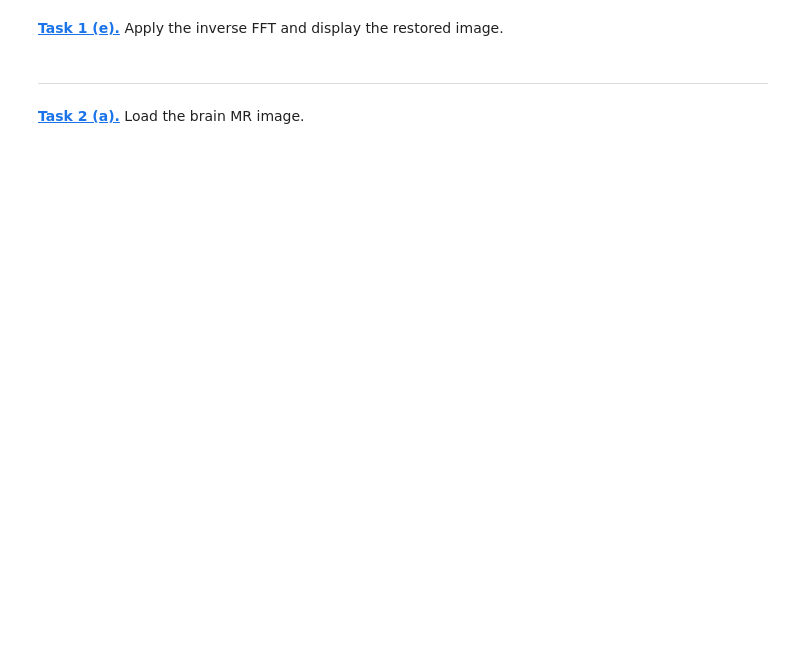
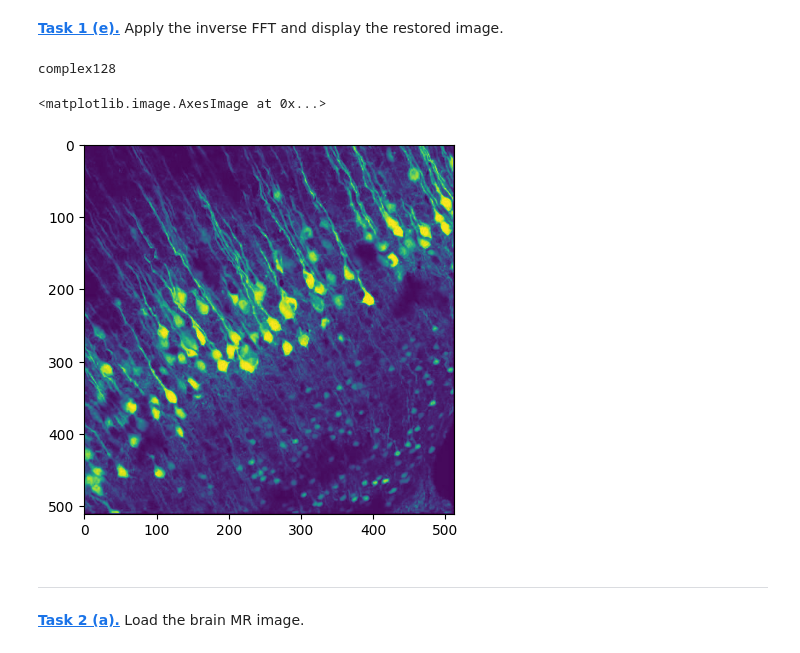
Before and after one commit to Hannahrrrrr/mobifs5-python, a Jupyter notebook: fourier.ipynb, the cells around one changed output. Saved outputs shown, nothing was run; the diff lists cells and outputs as text; code cells hidden in the pictures; blank space fills up the shorter version.

```diff
--- a/fourier.ipynb
+++ b/fourier.ipynb
@@ -24,5 +54,15 @@ plt.imshow(phase, 'gray')
 # %% [markdown]
 **[Task 1 (e).]()** Apply the inverse FFT and display the restored image.
+# %%
+img_back = np.fft.ifftshift(shift)
+img_restore = np.fft.ifft2(img_back)
+print(img_restore.dtype)
+plt.figure()
+plt.imshow(np.real(img_restore)) #kann nur reale zaheln ausspucken, imaginärer teilignoiert ig
+# %% [output]
+complex128
+<matplotlib.image.AxesImage at 0x...>
+[figure, added]
 # %% [markdown]
 ---
 # %% [markdown]
```
Also changed, not shown: parts of 7 cells of this notebook.
